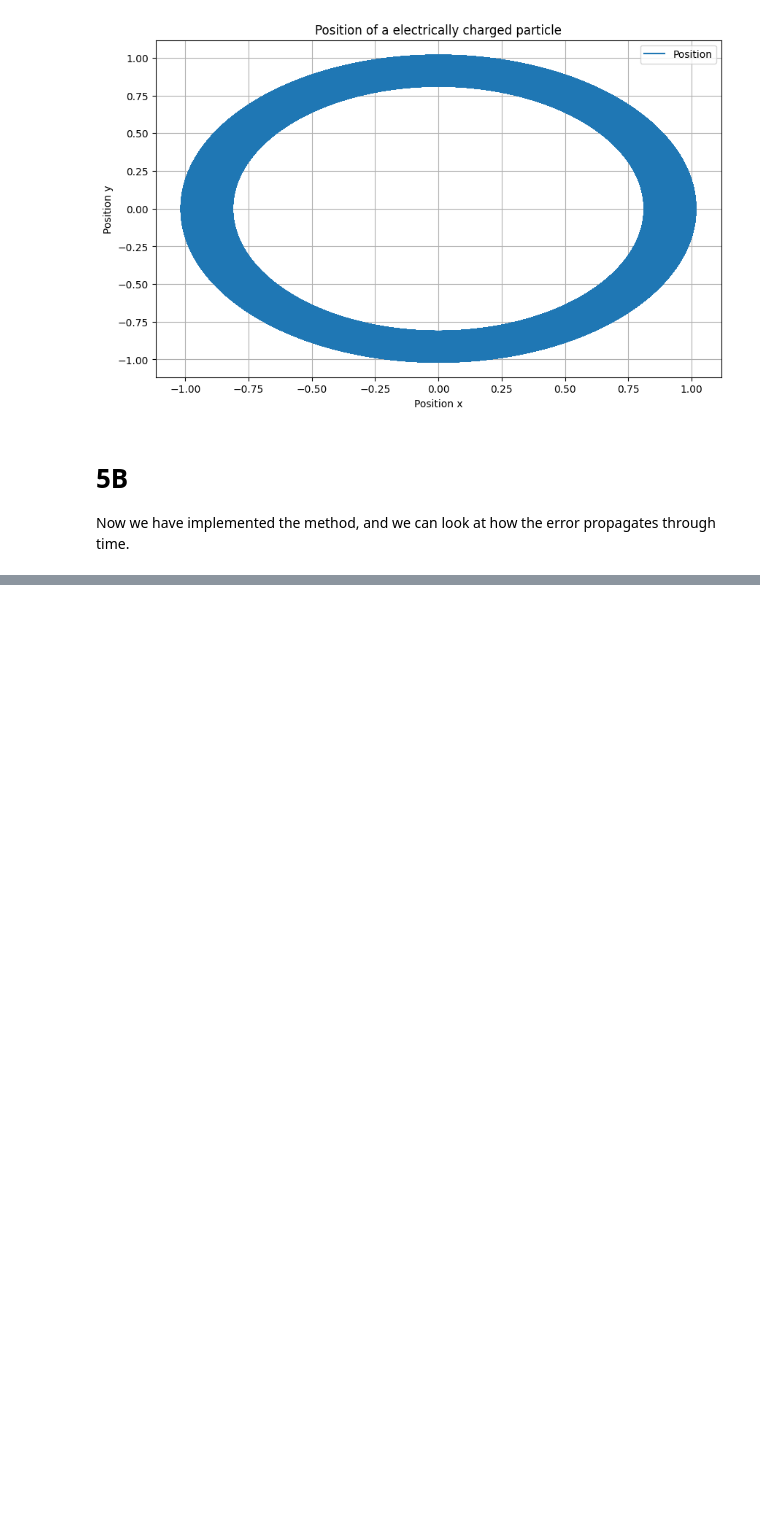
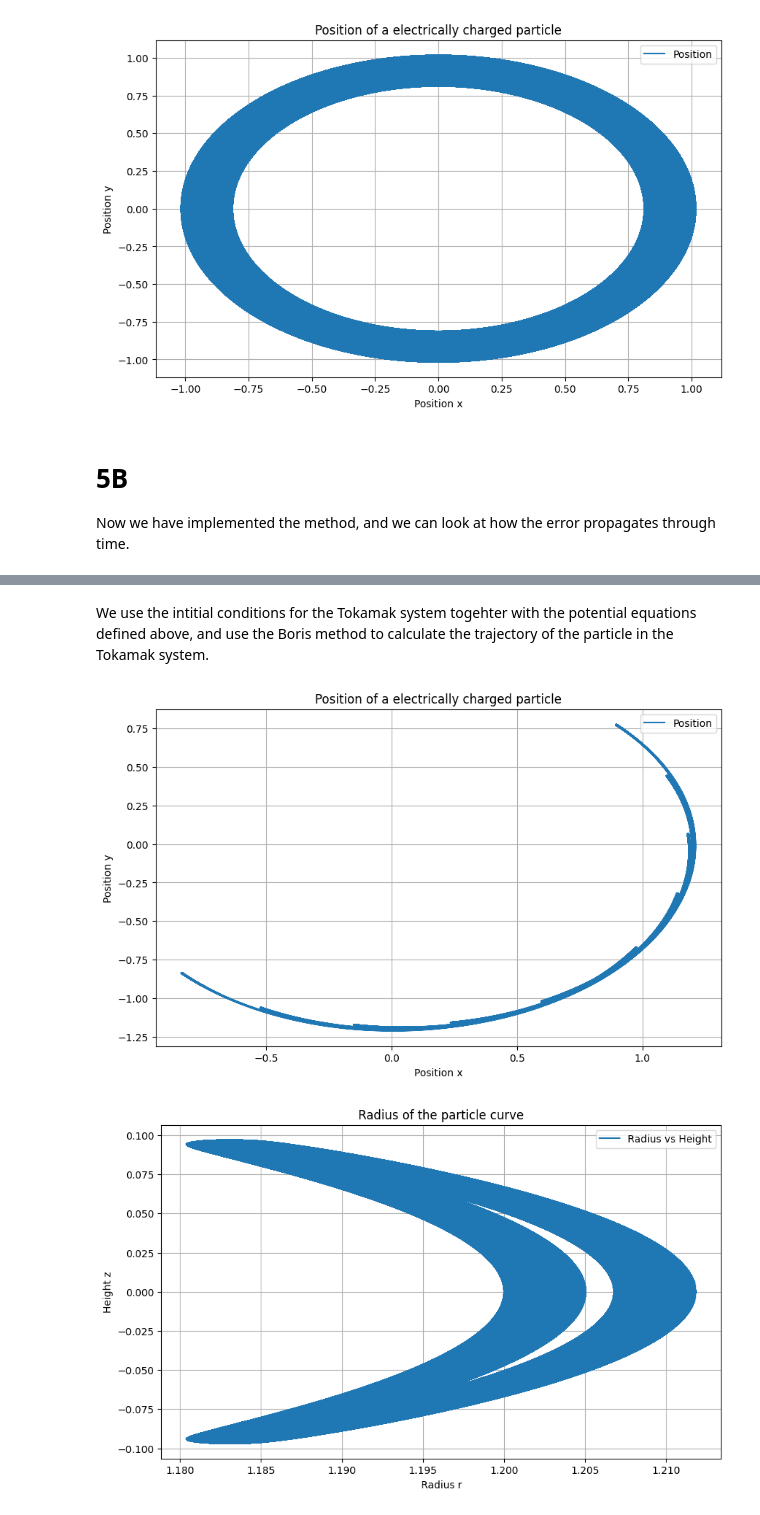
Before and after one commit to vemundsw/Project-2-TMA4215, a Jupyter notebook: MasterFile.ipynb, the cells around one changed output, grey strips where cells are left out. Saved outputs shown, nothing was run; the diff lists cells and outputs as text; code cells hidden in the pictures; blank space fills up the shorter version.

```diff
--- a/MasterFile.ipynb
+++ b/MasterFile.ipynb
@@ -978,0 +1047,2 @@ KeyboardInterrupt:
+# %% [markdown]
+We use the intitial conditions for the Tokamak system togehter with the potential equations defined above, and use the Boris method to calculate the trajectory of the particle in the Tokamak system.
@@ -978,0 +1089,37 @@ KeyboardInterrupt:
+# %%
+# Initial conditions
+x0 = jnp.array([1.2, 0, 0])
+v0 = jnp.array([0, 4.816* 10**(-4),  -2.059*10**(-3)])
+
+h = 0.1    # Steplength
+t_0 = 0
+T = 10**5  # Total time
+t = jnp.arange(t_0, T, h)
+
+
+positions, velocities = Boris_method(x0, v0, Btok, Utok, gradUtok, T, h)
+
+
+fig, ax = plt.subplots(figsize=(10, 6))
+ax.plot(positions[:,0], positions[:, 1], label = "Position")
+ax.set_ylabel("Position y")
+ax.set_xlabel("Position x")
+ax.grid(True)
+ax.legend()
+ax.set_title("Position of a electrically charged particle")
+plt.show()
+
+
+radius = jnp.sqrt(positions[:,0]**2 + positions[:,1]**2)
+fig, ax = plt.subplots(figsize=(10, 6))
+ax.plot(radius, positions[:,2], label = "Radius vs Height")
+ax.set_ylabel("Height z")
+ax.set_xlabel("Radius r")
+ax.grid(True)
+ax.legend()
+ax.set_title("Position of a charged particle in the Tokamak system")
+plt.title("Radius of the particle curve")
+plt.show()
+# %% [output]
+[figure, added]
+[figure, added]
```
Also changed, not shown: parts of 9 cells of this notebook, 2 other files.
